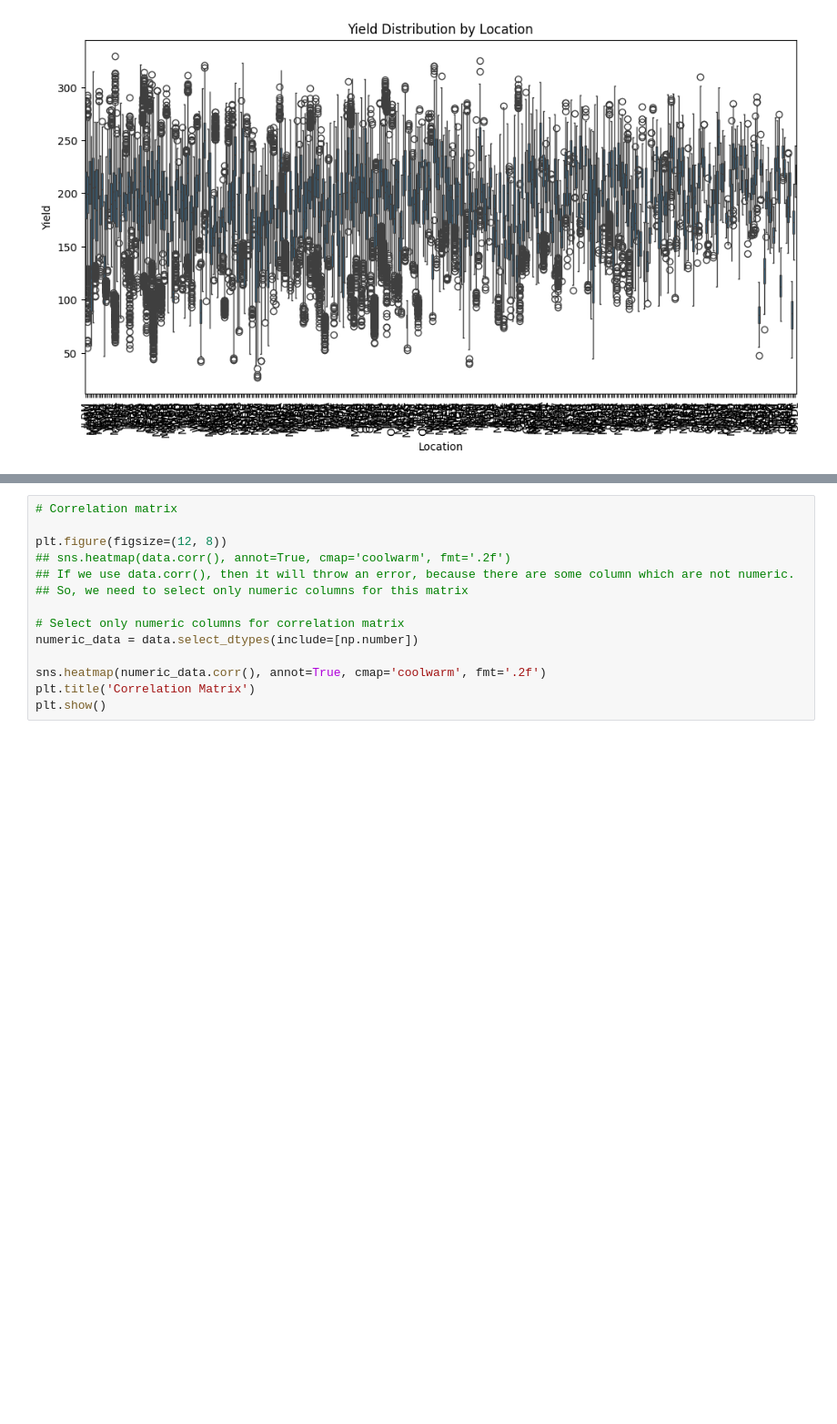
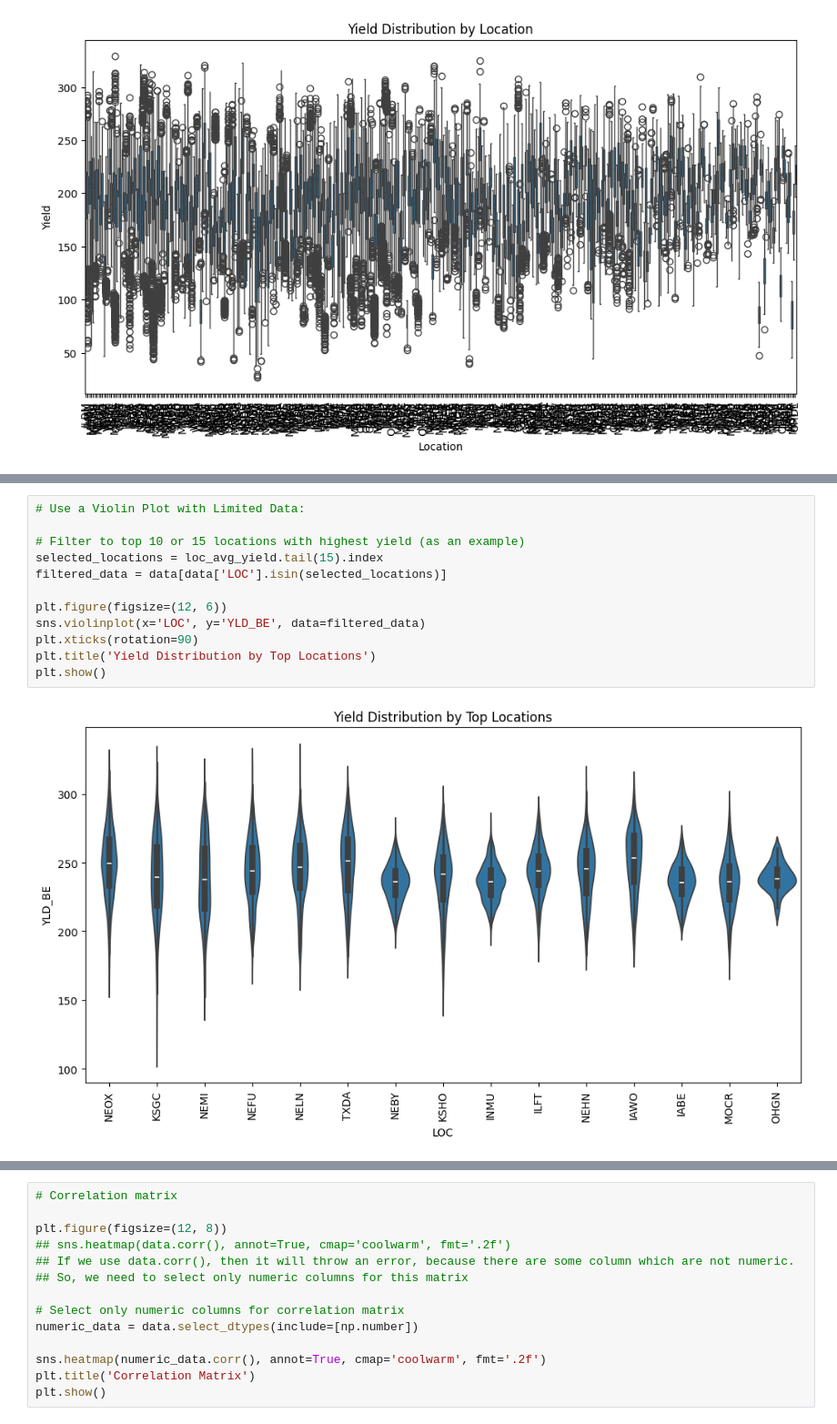
Before and after one commit to gurmindersingh12/Maize-Yield-Prediction-Analysis, a Jupyter notebook: 02_EDA.ipynb, the cells around one changed output, grey strips where cells are left out. Shown at 91% size. Saved outputs shown, nothing was run; the diff lists cells and outputs as text; blank space fills up the shorter version.

```diff
--- a/02_EDA.ipynb
+++ b/02_EDA.ipynb
@@ -118,0 +230,14 @@ plt.show()
+# %%
+# Use a Violin Plot with Limited Data:
+
+# Filter to top 10 or 15 locations with highest yield (as an example)
+selected_locations = loc_avg_yield.tail(15).index
+filtered_data = data[data['LOC'].isin(selected_locations)]
+
+plt.figure(figsize=(12, 6))
+sns.violinplot(x='LOC', y='YLD_BE', data=filtered_data)
+plt.xticks(rotation=90)
+plt.title('Yield Distribution by Top Locations')
+plt.show()
+# %% [output]
+[figure, added]
```
Also changed, not shown: parts of 10 cells of this notebook.
